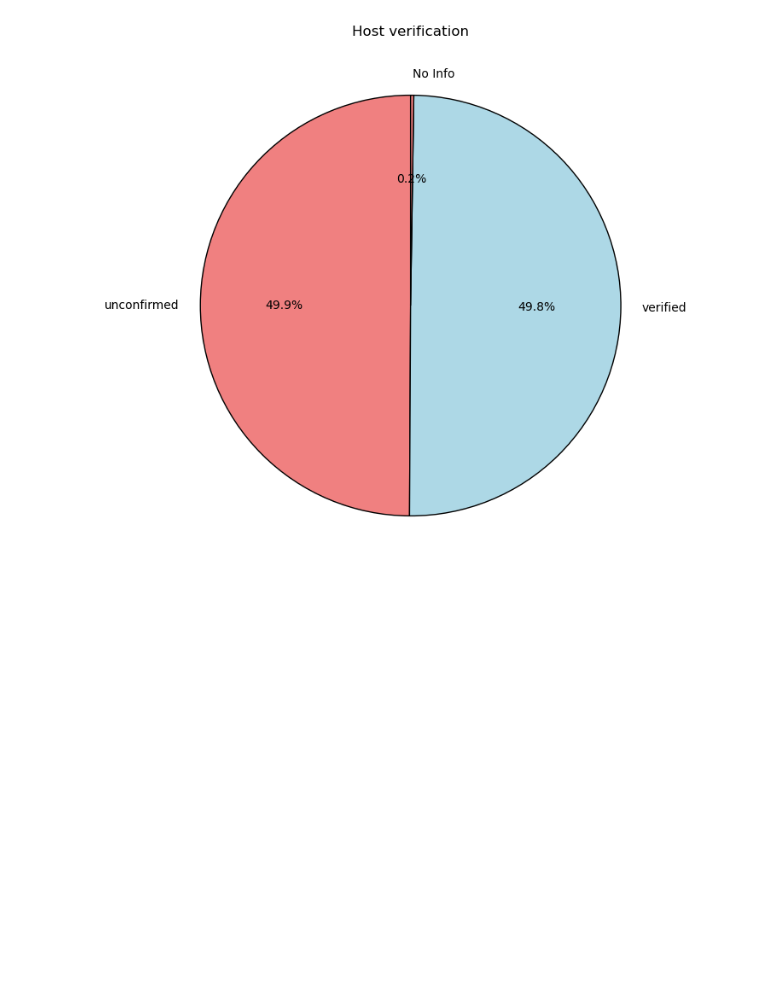
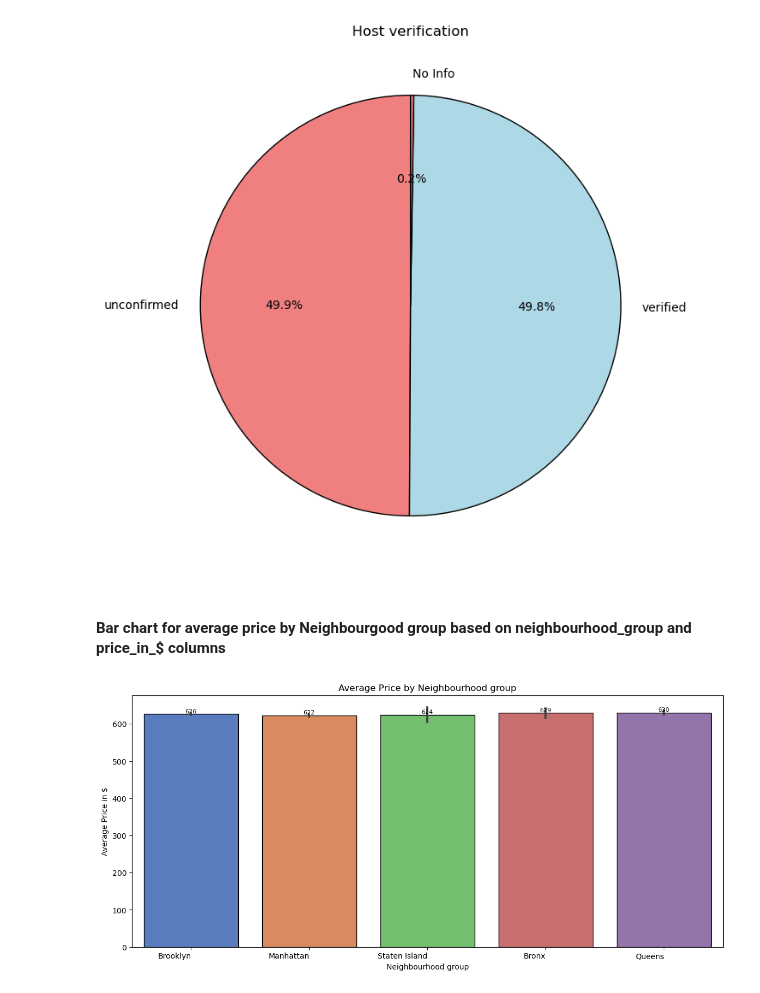
Before and after one commit to dominikvukelic/airbnb_ny_project, a Jupyter notebook: graphs/graphs.ipynb, the cells around one changed output. Saved outputs shown, nothing was run; the diff lists cells and outputs as text; code cells hidden in the pictures; blank space fills up the shorter version.

Commit message:
working on graphs

```diff
--- a/graphs/graphs.ipynb
+++ b/graphs/graphs.ipynb
@@ -67,3 +67,20 @@ plt.title('Host verification')
 plt.show()
 # %% [output]
 [figure]
+# %% [markdown]
+#### Bar chart for average price by Neighbourgood group based on neighbourhood_group and price_in_$ columns
+# %%
+plt.figure(figsize=(14, 6))
+ax = sns.barplot(x='neighbourhood_group', y='price_in_$', data=df, palette='muted', edgecolor='black')
+plt.title('Average Price by Neighbourhood group')
+plt.xlabel('Neighbourhood group')
+plt.ylabel('Average Price in $')
+plt.xticks(rotation=0, ha='right')
+
+for bar in ax.patches:
+    plt.text(bar.get_x() + bar.get_width() / 2, bar.get_height(), f'{int(bar.get_height())}',
+             ha='center', va='bottom', fontsize=8, color='black')
+
+plt.show()
+# %% [output]
+[figure, added]
```
Also changed, not shown: parts of 1 cell of this notebook.
